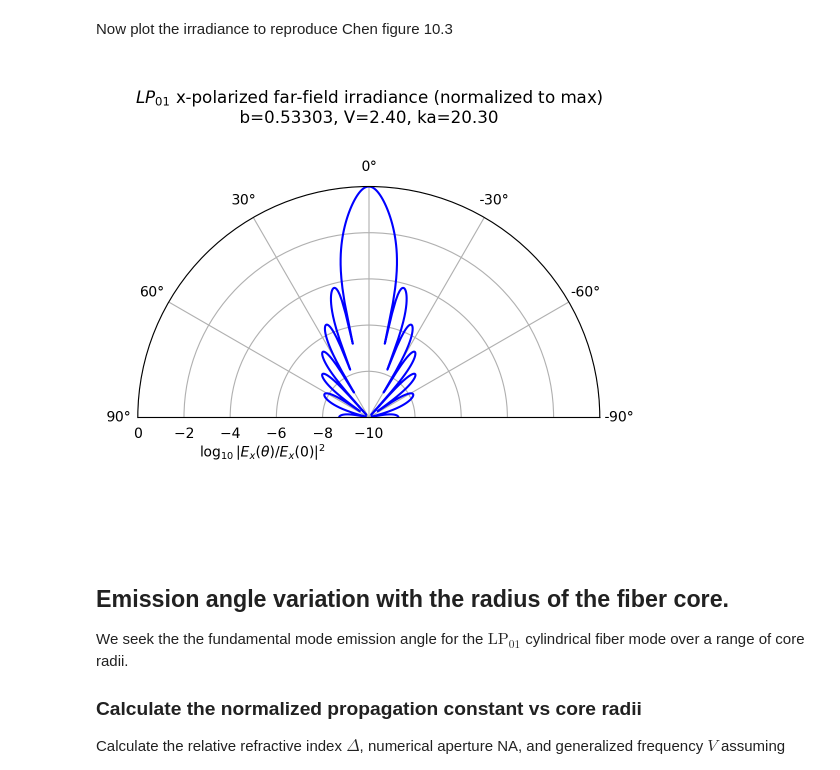
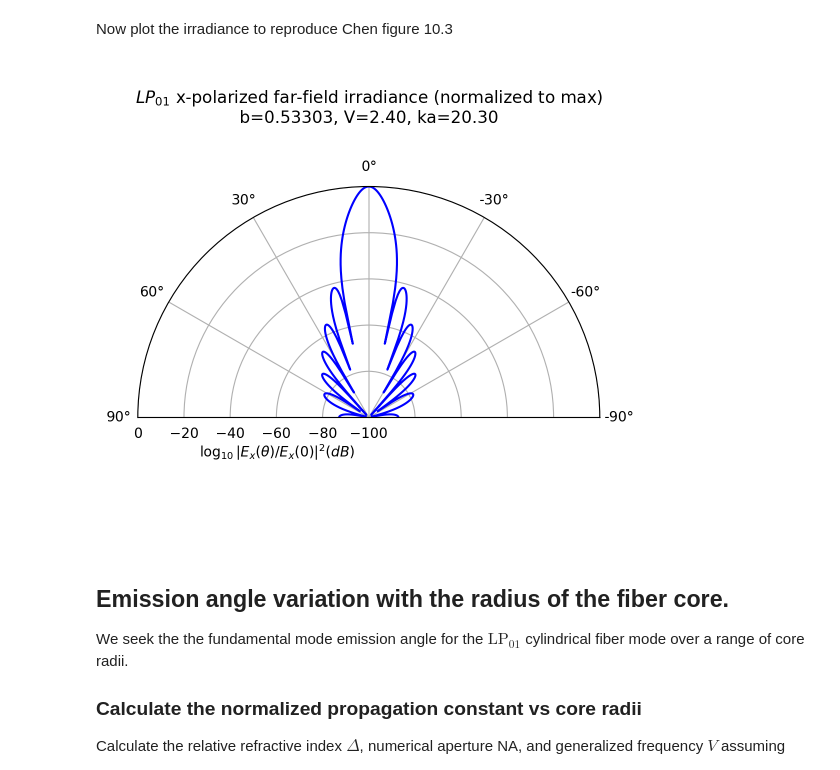
Before and after one commit to scottprahl/ofiber, a Jupyter notebook: docs/9-Far-field-irradiance-and-NA-fiber.ipynb, the cells around one changed output. Saved outputs shown, nothing was run; the diff lists cells and outputs as text; code cells hidden in the pictures.

Commit message:
add more graphs from Chen

```diff
--- a/docs/9-Far-field-irradiance-and-NA-fiber.ipynb
+++ b/docs/9-Far-field-irradiance-and-NA-fiber.ipynb
@@ -14,6 +14,9 @@ import scipy.optimize
 import scipy.signal
 
 %config InlineBackend.figure_format='retina'
+
+def dB(x):
+    return 10*np.log10(x)
 # %% [markdown]
 ## Plotting Far-Field Irradiance
 
@@ -37,19 +40,19 @@ Now plot the irradiance to reproduce Chen figure 10.3
 # %%
 title = '$LP_{01}$ x-polarized far-field irradiance (normalized to max)\n'
 title += r'b=%.5f, V=%.2f, ka=%.2f' % (b, V, a)
-rlabel = r'$\log_{10}|E_x(\theta)/E_x(0)|^2$'
+rlabel = r'$\log_{10}|E_x(\theta)/E_x(0)|^2 (dB)$'
 
 fig, ax = plt.subplots(subplot_kw={'projection': 'polar'}, figsize=(6,6))
-ax.plot(theta, np.log10(F), 'b')
+ax.plot(theta, dB(F), 'b')
 ax.set_theta_zero_location("N")
 ax.set_thetalim(np.pi / 2, -np.pi / 2)
-ax.set_ylim(-10,0)
+ax.set_ylim(-100,0)
 ax.grid(True)
 ax.set_title(title, va='bottom', pad=-40)
 plt.figtext(0.23, 0.23, rlabel, ha='left', va='bottom')
 plt.show()
 # %% [output]
-[figure, old version]
+[figure, new version]
 # %% [markdown]
 ## Emission angle variation with the radius of the fiber core.
 
```
Also changed, not shown: parts of 4 cells of this notebook.
